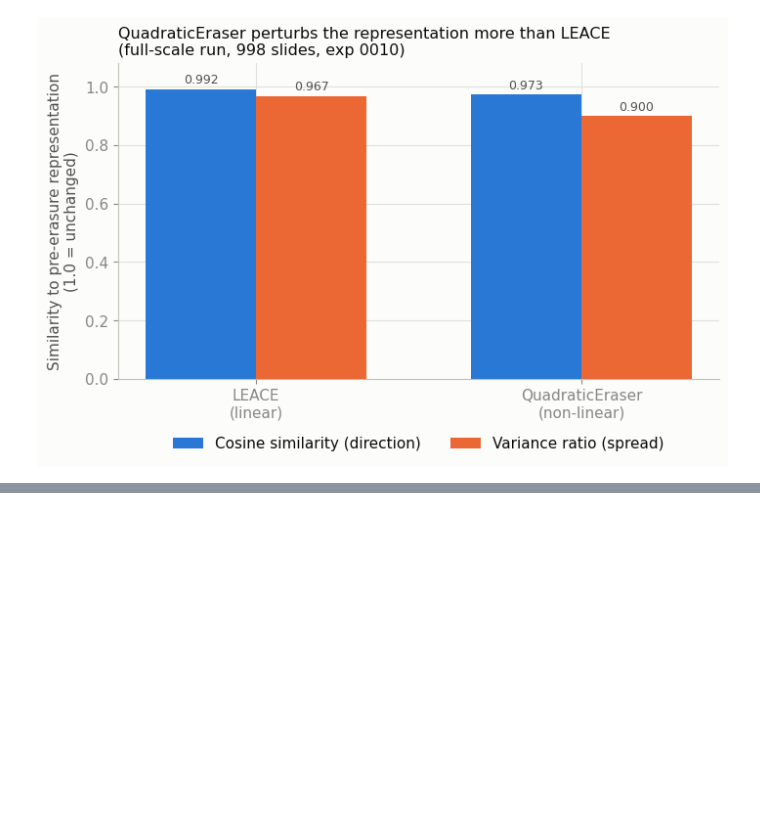
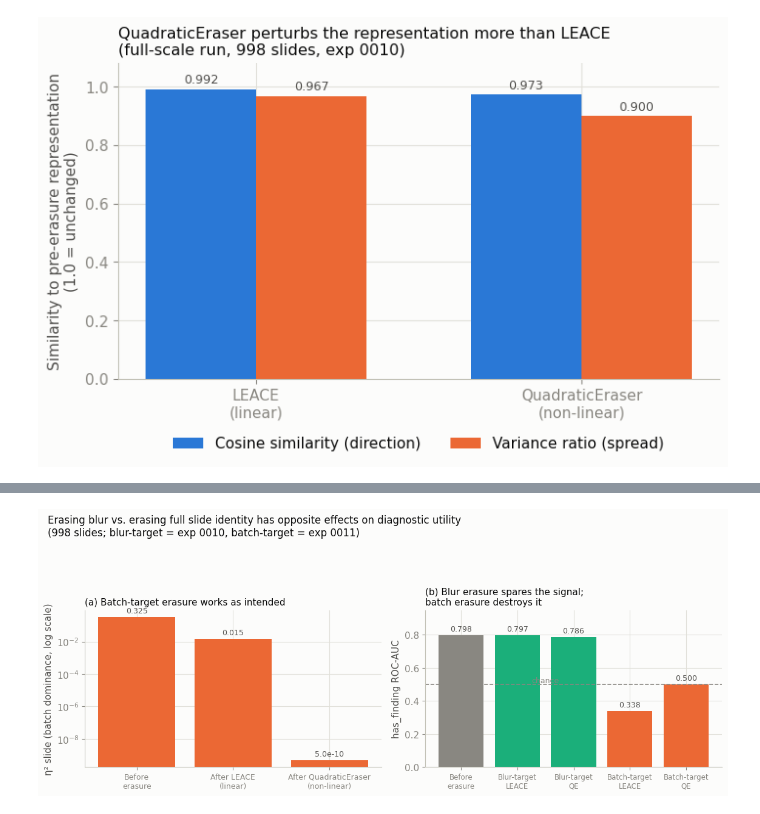
Before and after one commit to Honzawa-Ryu/concept-erasing-toxpatho, a Jupyter notebook: notebooks/blur_erasure_results.ipynb, the cells around one changed output, grey strips where cells are left out. Cells and saved outputs as stored; diff of their text form; code cells hidden in the pictures; blank space fills up the shorter version.

```diff
--- a/notebooks/blur_erasure_results.ipynb
+++ b/notebooks/blur_erasure_results.ipynb
@@ -276,3 +303,69 @@ plt.show()
+# %%
+r0011 = load_results("0011_20260803_erace_slide_batch")
+
+fig, axes = plt.subplots(1, 2, figsize=(11.5, 4.8))
+
+# --- (a) eta_sq_slide: batch dominance before/after batch-target erasure, log scale ---
+ax = axes[0]
+groups_a = ["Before\nerasure", "After LEACE\n(linear)", "After QuadraticEraser\n(non-linear)"]
+eta_sq = [
+    r0011["before_erasure"]["compute_eta_squared"]["eta_sq_mean"],
+    r0011["leace"]["compute_eta_squared"]["eta_sq_mean"],
+    r0011["quadratic"]["compute_eta_squared"]["eta_sq_mean"],
+]
+xa = np.arange(len(groups_a))
+ax.bar(xa, eta_sq, color=ORANGE)
+ax.set_yscale("log")
+for xi, v in zip(xa, eta_sq):
+    label = f"{v:.1e}" if v < 1e-3 else f"{v:.3f}"
+    ax.text(xi, v * 1.4, label, ha="center", va="bottom", fontsize=9, color=INK_SECONDARY)
+ax.set_xticks(xa)
+ax.set_xticklabels(groups_a, fontsize=9)
+ax.set_ylabel("η² slide (batch dominance, log scale)")
+ax.set_title("(a) Batch-target erasure works as intended", loc="left", fontsize=11)
+for spine in ["top", "right"]:
+    ax.spines[spine].set_visible(False)
+ax.spines["left"].set_color(BASELINE)
+ax.spines["bottom"].set_color(BASELINE)
+
+# --- (b) has_finding ROC-AUC: blur-target (0010) vs batch-target (0011) erasure ---
+ax = axes[1]
+groups_b = ["Before\nerasure", "Blur-target\nLEACE", "Blur-target\nQE", "Batch-target\nLEACE", "Batch-target\nQE"]
+roc = [
+    r0010["before_erasure"]["finding_probe"]["roc_auc"],
+    r0010["leace"]["finding_probe"]["roc_auc"],
+    r0010["quadratic"]["finding_probe"]["roc_auc"],
+    r0011["leace"]["finding_probe"]["roc_auc"],
+    r0011["quadratic"]["finding_probe"]["roc_auc"],
+]
+colors_b = [INK_MUTED, AQUA, AQUA, ORANGE, ORANGE]
+xb = np.arange(len(groups_b))
+bars = ax.bar(xb, roc, color=colors_b)
+ax.axhline(0.5, color=INK_MUTED, linewidth=1.2, linestyle="--")
+ax.text(1.5, 0.5, "chance", color=INK_MUTED, fontsize=9, va="bottom", ha="center")
+for rect, v in zip(bars, roc):
+    ax.text(rect.get_x() + rect.get_width() / 2, v + 0.015, f"{v:.3f}",
+            ha="center", va="bottom", fontsize=9, color=INK_SECONDARY)
+ax.set_xticks(xb)
+ax.set_xticklabels(groups_b, fontsize=8.5)
+ax.set_ylabel("has_finding ROC-AUC")
+ax.set_ylim(0, 0.95)
+ax.set_title("(b) Blur erasure spares the signal;\nbatch erasure destroys it", loc="left", fontsize=11)
+for spine in ["top", "right"]:
+    ax.spines[spine].set_visible(False)
+ax.spines["left"].set_color(BASELINE)
+ax.spines["bottom"].set_color(BASELINE)
+
+fig.suptitle(
+    "Erasing blur vs. erasing full slide identity has opposite effects on diagnostic utility\n"
+    "(998 slides; blur-target = exp 0010, batch-target = exp 0011)",
+    x=0.02, ha="left", fontsize=12, color=INK_PRIMARY,
+)
+fig.tight_layout(rect=[0, 0, 1, 0.88])
+fig.savefig(FIG_DIR / "fig5_batch_vs_blur_erasure_finding_utility.png", dpi=200, bbox_inches="tight")
+plt.show()
+# %% [output]
+[figure, added]
 # %% [markdown]
 ## まとめ
 
```
Also changed, not shown: parts of 3 cells of this notebook, 2 other files.
